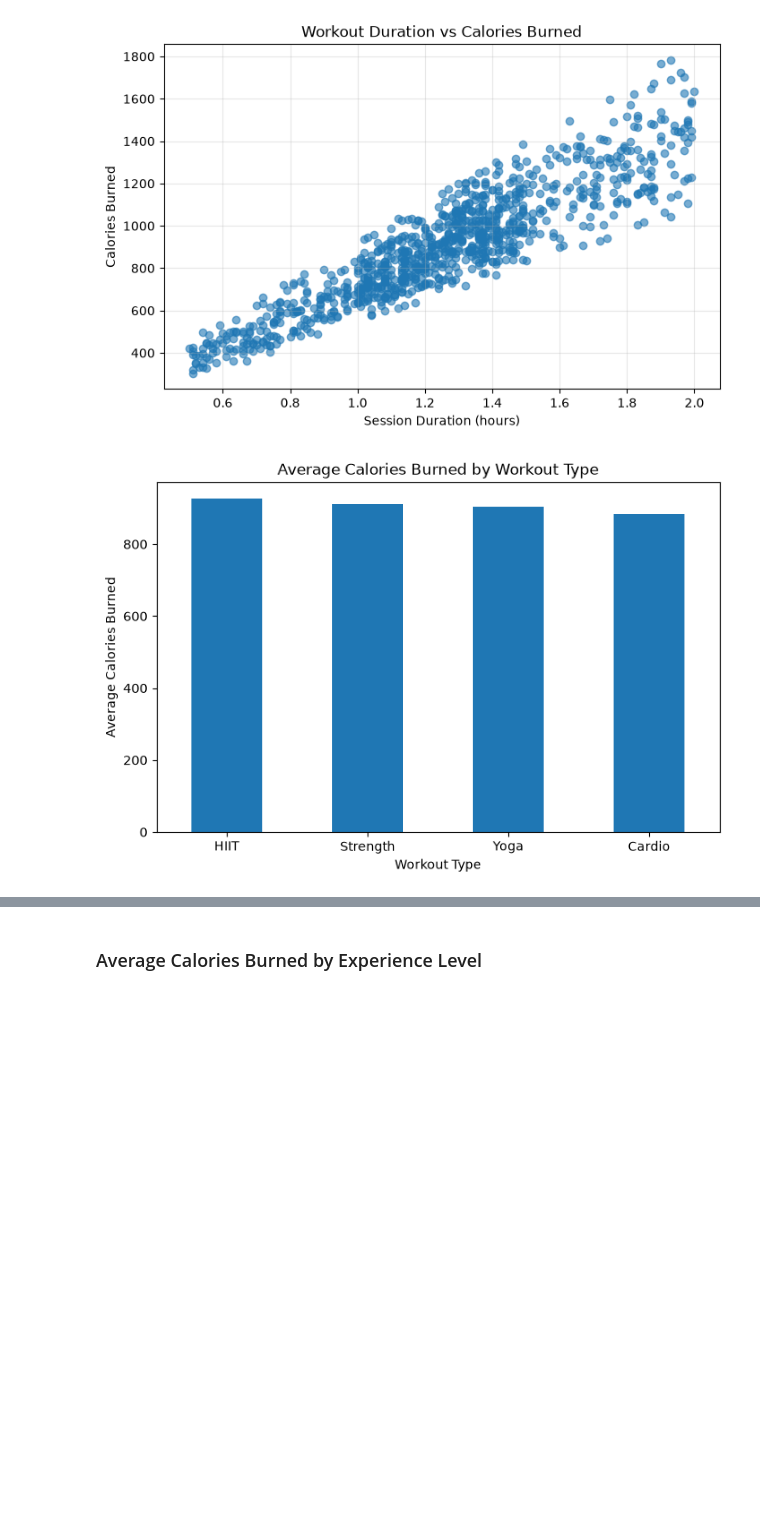
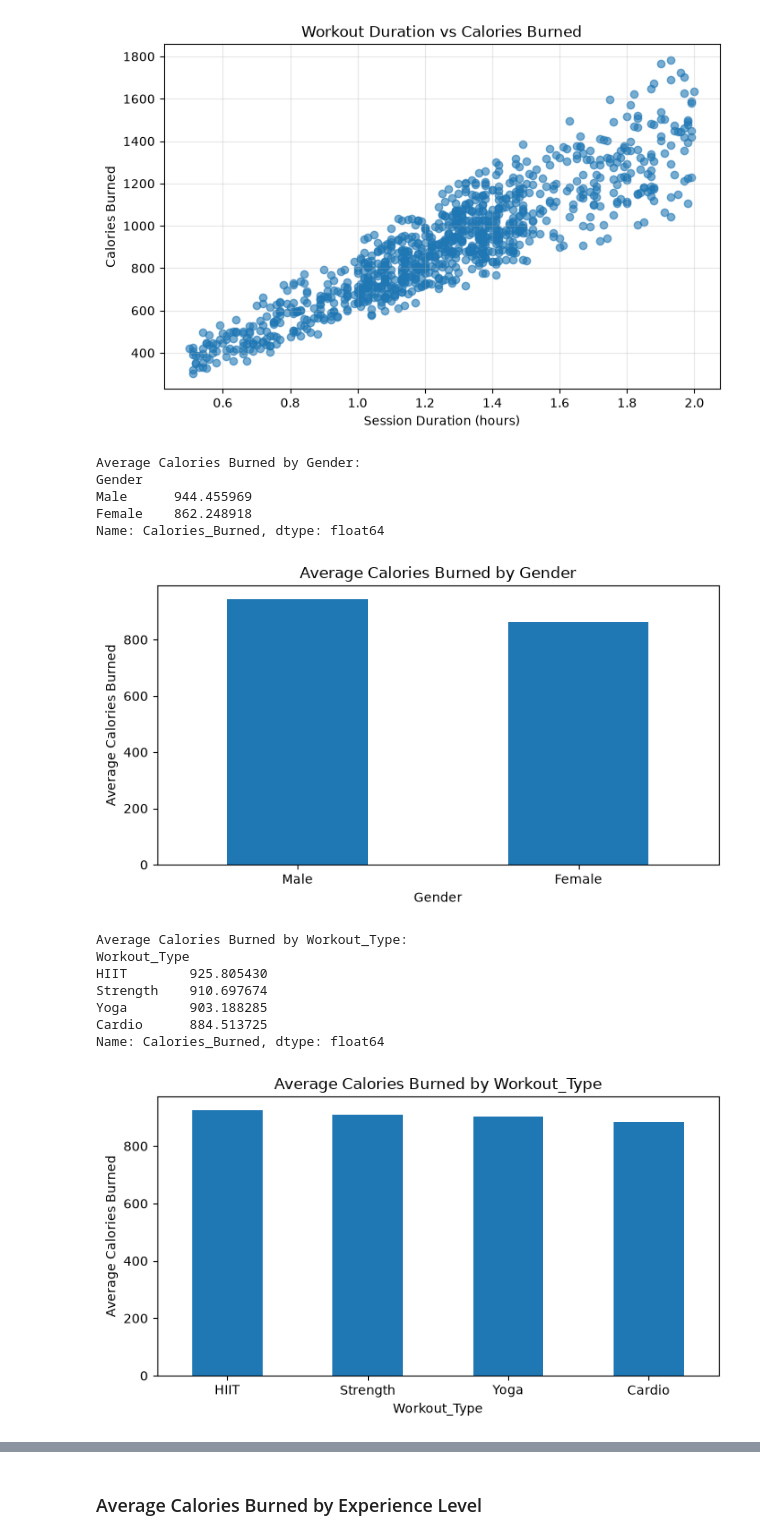
Before and after one commit to altinp92/Portfolio_project, a Jupyter notebook: notebooks/01_exploration.ipynb, the cells around one changed output, grey strips where cells are left out. Cells and saved outputs as stored; diff of their text form; code cells hidden in the pictures; blank space fills up the shorter version.

```diff
--- a/notebooks/01_exploration.ipynb
+++ b/notebooks/01_exploration.ipynb
@@ -212,25 +195,46 @@ plt.grid(alpha=0.3)
 plt.show()
 # %% [output]
 [figure]
-# %%
-average_calories_by_workout = (
-    df.groupby("Workout_Type")["Calories_Burned"]
-    .mean()
-    .sort_values(ascending=False)
-)
-
-average_calories_by_workout.plot(
-    kind="bar",
-    figsize=(8, 5)
-)
-
-plt.title("Average Calories Burned by Workout Type")
-plt.xlabel("Workout Type")
-plt.ylabel("Average Calories Burned")
-plt.xticks(rotation=0)
-
-
-plt.show()
-# %% [output]
-[figure, removed]
+# %%
+categorical_columns = df.select_dtypes(
+    include=["object", "string"]
+).columns
+
+for column in categorical_columns:
+
+    average_calories = (
+        df.groupby(column)["Calories_Burned"]
+        .mean()
+        .sort_values(ascending=False)
+    )
+
+    print(f"\nAverage Calories Burned by {column}:")
+    print(average_calories)
+
+    average_calories.plot(
+        kind="bar",
+        figsize=(7, 4)
+    )
+
+    plt.title(f"Average Calories Burned by {column}")
+    plt.xlabel(column)
+    plt.ylabel("Average Calories Burned")
+    plt.xticks(rotation=0)
+    plt.tight_layout()
+    plt.show()
+# %% [output]
+Average Calories Burned by Gender:
+Gender
+Male      944.455969
+Female    862.248918
+Name: Calories_Burned, dtype: float64
+[figure, added]
+Average Calories Burned by Workout_Type:
+Workout_Type
+HIIT        925.805430
+Strength    910.697674
+Yoga        903.188285
+Cardio      884.513725
+Name: Calories_Burned, dtype: float64
+[figure, added]
 # %% [markdown]
```
Also changed, not shown: parts of 4 cells of this notebook, 2 other files.
